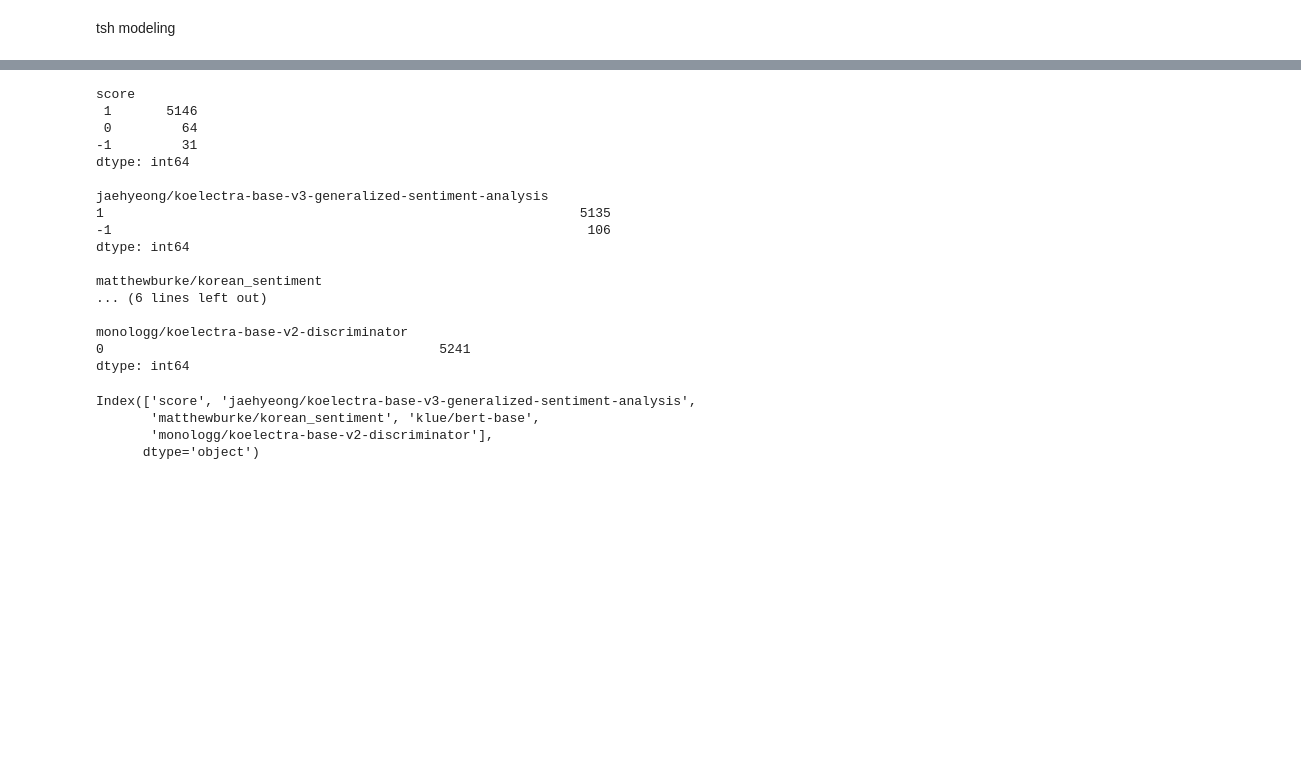
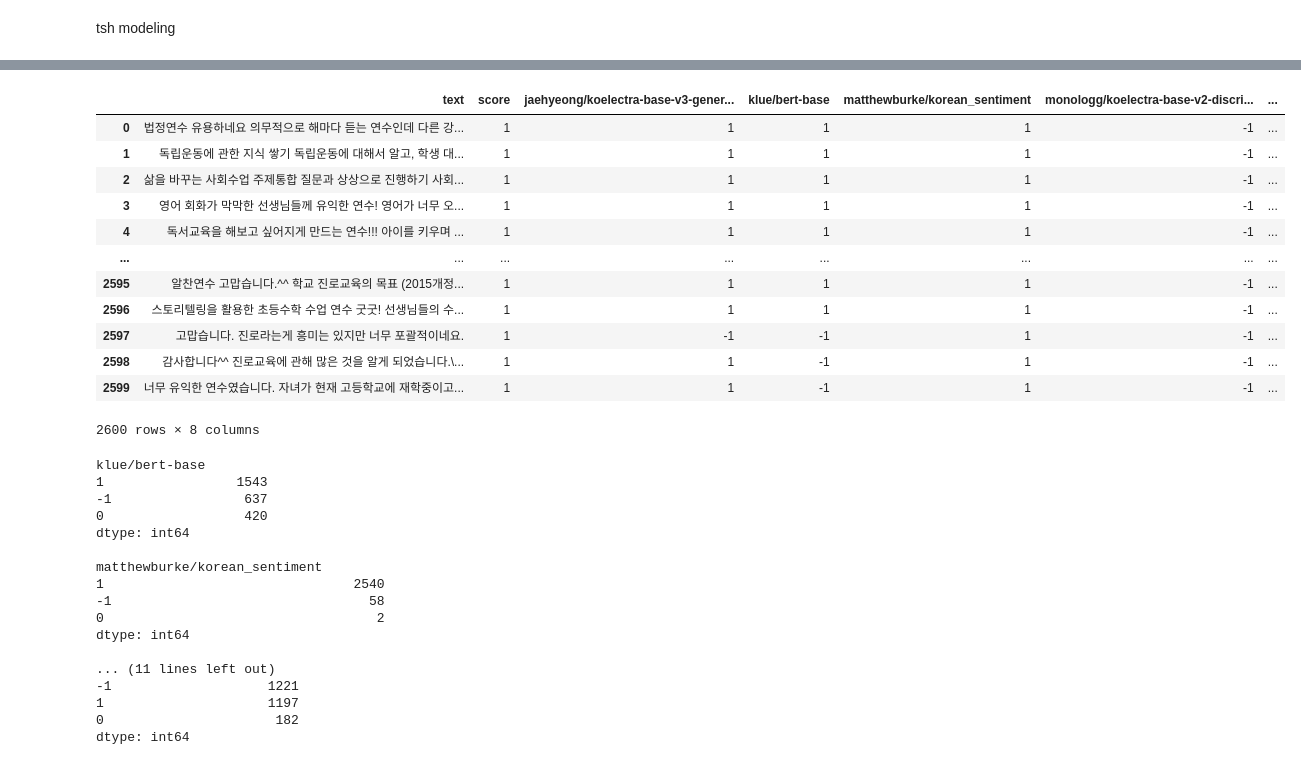
Before and after one commit to lhshs/mini_pjt, a Jupyter notebook: 230727-01_NLP/KoELECTRA.ipynb, the cells around one changed output, grey strips where cells are left out. Cells and saved outputs as stored; diff of their text form; code cells hidden in the pictures; blank space fills up the shorter version.

Commit message:
pre-trained modeling

```diff
--- a/230727-01_NLP/KoELECTRA.ipynb
+++ b/230727-01_NLP/KoELECTRA.ipynb
@@ -51,0 +181,4 @@ ice
+# %%
+for i in ice.iloc[:,3:]:
+    print(ice[i].value_counts())
+    print()
@@ -71,7 +224,7 @@ model_lst = ['jaehyeong/koelectra-base-v3-generalized-sentiment-analysis',
             ]
 
 
-for i in model_lst[1:]: # 0,1,2,3
+for i in model_lst: # 0,1,2,3
     # load model
     pre_model = i
     tokenizer = AutoTokenizer.from_pretrained(pre_model)
@@ -81,19 +234,19 @@ for i in model_lst[1:]: # 0,1,2,3
     print('====='+ '\033[95m' + pre_model + '\033[0m' + '=====')
 
     # target reviews
-    review_list = list(ice.text)
+    review_list = list(tsh.text)
 
-    ice[pre_model] = '-'
+    tsh[pre_model] = '-'
     # predict
     for idx, review in tqdm(enumerate(review_list)):
         pred = sentiment_classifier(review)
         # print(f'{review}\n>> {pred[0]}')
         if (pred[0]['label']=='1')&(pred[0]['score'] > 0.51) | (pred[0]['label']=='LABEL_1')&(pred[0]['score'] > 0.51):
-            ice[pre_model][idx] = '1'
+            tsh[pre_model][idx] = '1'
         elif (pred[0]['label']=='0')&(pred[0]['score']>0.51) | (pred[0]['label']=='LABEL_0')&(pred[0]['score'] > 0.51):
-            ice[pre_model][idx] = '-1'
+            tsh[pre_model][idx] = '-1'
         else:
-            ice[pre_model][idx] = '0'
+            tsh[pre_model][idx] = '0'
 
         # print(f'{review}\n>> {pred[0]}')
 
@@ -119,29 +332,38 @@ KeyboardInterrupt:
+# %%
+tsh
+# %% [output]
+|  | text | score | jaehyeong/koelectra-base-v3-gener... | klue/bert-base | matthewburke/korean_sentiment | monologg/koelectra-base-v2-discri... | ... |
+| 0 | 법정연수 유용하네요 의무적으로 해마다 듣는 연수인데 다른 강... | 1 | 1 | 1 | 1 | -1 | ... |
+| 1 | 독립운동에 관한 지식 쌓기 독립운동에 대해서 알고, 학생 대... | 1 | 1 | 1 | 1 | -1 | ... |
+| 2 | 삶을 바꾸는 사회수업 주제통합 질문과 상상으로 진행하기 사회... | 1 | 1 | 1 | 1 | -1 | ... |
+| 3 | 영어 회화가 막막한 선생님들께 유익한 연수! 영어가 너무 오... | 1 | 1 | 1 | 1 | -1 | ... |
+| 4 | 독서교육을 해보고 싶어지게 만드는 연수!!! 아이를 키우며 ... | 1 | 1 | 1 | 1 | -1 | ... |
+| ... | ... | ... | ... | ... | ... | ... | ... |
+| 2595 | 알찬연수 고맙습니다.^^ 학교 진로교육의 목표 (2015개정... | 1 | 1 | 1 | 1 | -1 | ... |
+| 2596 | 스토리텔링을 활용한 초등수학 수업 연수 굿굿! 선생님들의 수... | 1 | 1 | 1 | 1 | -1 | ... |
+| 2597 | 고맙습니다. 진로라는게 흥미는 있지만 너무 포괄적이네요. | 1 | -1 | -1 | 1 | -1 | ... |
+| 2598 | 감사합니다^^ 진로교육에 관해 많은 것을 알게 되었습니다.\... | 1 | 1 | -1 | 1 | -1 | ... |
+| 2599 | 너무 유익한 연수였습니다. 자녀가 현재 고등학교에 재학중이고... | 1 | 1 | -1 | 1 | -1 | ... |
+2600 rows × 8 columns
 # %%
-for i in ice.iloc[:, 1:].columns:
-    print(ice[[i]].value_counts())
+for i in tsh.iloc[:, 3:].columns:
+    print(tsh[[i]].value_counts())
     print()
 # %% [output]
-score
- 1       5146
- 0         64
--1         31
-dtype: int64
-
-jaehyeong/koelectra-base-v3-generalized-sentiment-analysis
-1                                                             5135
--1                                                             106
+klue/bert-base
+1                 1543
+-1                 637
+0                  420
 dtype: int64
 
 matthewburke/korean_sentiment
-... (6 lines left out)
+1                                2540
+-1                                 58
+0                                   2
+dtype: int64
 
-monologg/koelectra-base-v2-discriminator
-0                                           5241
+... (11 lines left out)
+-1                    1221
+1                     1197
+0                      182
 dtype: int64
-# %%
-ice.iloc[:, 1:].columns
-# %% [output]
-Index(['score', 'jaehyeong/koelectra-base-v3-generalized-sentiment-analysis',
-       'matthewburke/korean_sentiment', 'klue/bert-base',
-       'monologg/koelectra-base-v2-discriminator'],
-      dtype='object')
```
Also changed, not shown: parts of 6 cells of this notebook, 2 other files.
